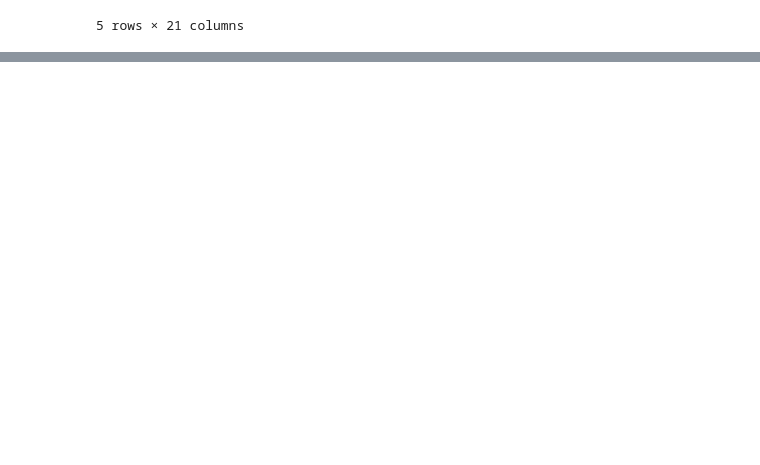
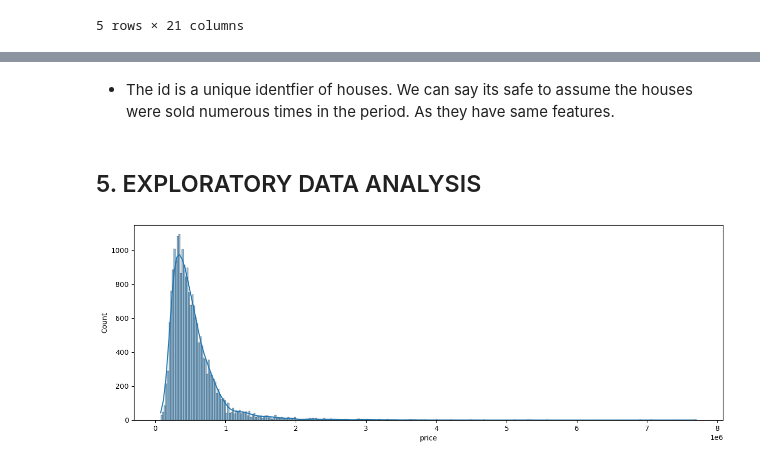
Before and after one commit to BEMOREMJ/phase-2-project, a Jupyter notebook: REAL ESTATE.ipynb, the cells around one changed output, grey strips where cells are left out. Cells and saved outputs as stored; diff of their text form; code cells hidden in the pictures; blank space fills up the shorter version.

```diff
--- a/REAL ESTATE.ipynb
+++ b/REAL ESTATE.ipynb
@@ -38,0 +259,7 @@ ParserError: Error tokenizing data. C error: Expected 1 fields in line 11, saw 9
+# %%
+data['view'].replace('NONE', 0, inplace=True)
+data['view'].replace('AVERAGE', 1, inplace=True)
+data['view'].replace('GOOD', 2, inplace=True)
+data['view'].replace('FAIR', 3, inplace=True)
+data['view'].replace('EXCELLENT', 4, inplace=True)
+data['view'].tail(20)
@@ -38,0 +296,7 @@ ParserError: Error tokenizing data. C error: Expected 1 fields in line 11, saw 9
+# %%
+data['condition'].replace('Poor', 0, inplace=True)
+data['condition'].replace('Fair', 1, inplace=True)
+data['condition'].replace('Average', 2, inplace=True)
+data['condition'].replace('Good', 3, inplace=True)
+data['condition'].replace('Very Good', 4, inplace=True)
+data['condition'].head()
@@ -38,0 +328,3 @@ ParserError: Error tokenizing data. C error: Expected 1 fields in line 11, saw 9
+# %%
+data['grade_levels'] = data['grade'].str.extract('(\d+)').astype('int')
+data.head()
@@ -38,0 +422,2 @@ ParserError: Error tokenizing data. C error: Expected 1 fields in line 11, saw 9
+# %%
+data.drop(index=15856, inplace=True)
@@ -38,0 +443,12 @@ ParserError: Error tokenizing data. C error: Expected 1 fields in line 11, saw 9
+# %% [markdown]
+- The id is a unique identfier of houses. We can say its safe to assume the houses were sold numerous times in the period. As they have same features.
+# %% [markdown]
+## 5. EXPLORATORY DATA ANALYSIS
+# %%
+plt.figure(figsize=(15,5))
+
+
+sns.histplot(data['price'], kde=True)
+plt.show()
+# %% [output]
+[figure, added]
```
Also changed, not shown: parts of 68 cells of this notebook, 1 other file.
